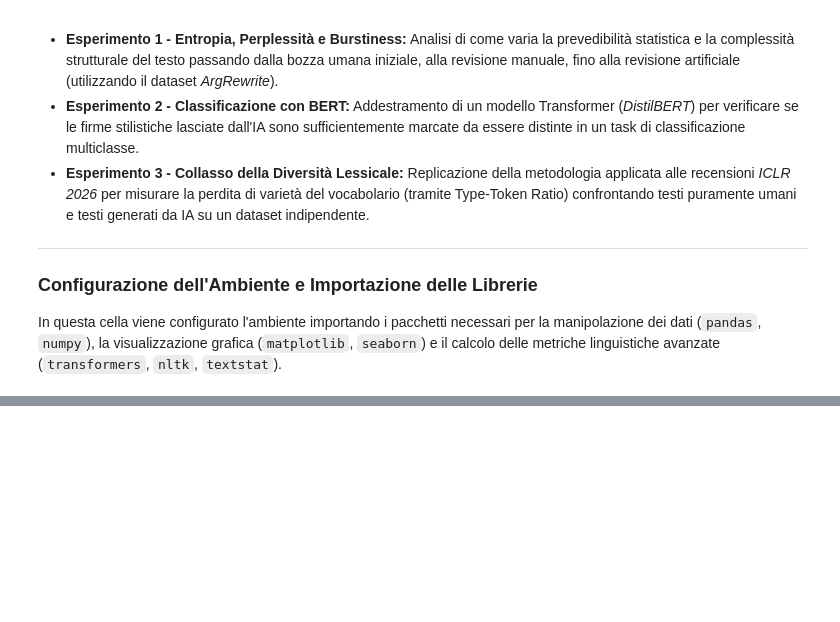
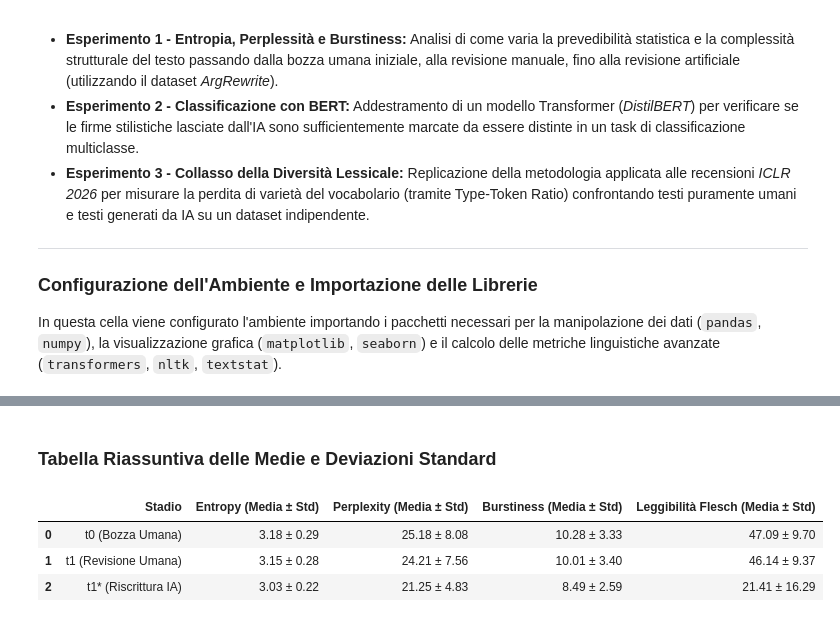
Before and after one commit to MarcoDeLuca21/project_work_nlp, a Jupyter notebook: notebook.ipynb, the cells around one changed output, grey strips where cells are left out. Cells and saved outputs as stored; diff of their text form; code cells hidden in the pictures; blank space fills up the shorter version.

```diff
--- a/notebook.ipynb
+++ b/notebook.ipynb
@@ -141,0 +229,34 @@ Per tracciare questa evoluzione estrarremo quattro grandezze fondamentali:
+# %% [markdown]
+### Tabella Riassuntiva delle Medie e Deviazioni Standard
+# %%
+metriche_summary = {
+    "Stadio": ["t0 (Bozza Umana)", "t1 (Revisione Umana)", "t1* (Riscrittura IA)"],
+    "Entropy (Media ± Std)": [
+        f"{df_timeline['t0_entropy'].mean():.2f} ± {df_timeline['t0_entropy'].std():.2f}",
+        f"{df_timeline['t1_h_entropy'].mean():.2f} ± {df_timeline['t1_h_entropy'].std():.2f}",
+        f"{df_timeline['t1_ai_entropy'].mean():.2f} ± {df_timeline['t1_ai_entropy'].std():.2f}"
+    ],
+    "Perplexity (Media ± Std)": [
+        f"{df_timeline['t0_perplexity'].mean():.2f} ± {df_timeline['t0_perplexity'].std():.2f}",
+        f"{df_timeline['t1_h_perplexity'].mean():.2f} ± {df_timeline['t1_h_perplexity'].std():.2f}",
+        f"{df_timeline['t1_ai_perplexity'].mean():.2f} ± {df_timeline['t1_ai_perplexity'].std():.2f}"
+    ],
+    "Burstiness (Media ± Std)": [
+        f"{df_timeline['t0_burstiness'].mean():.2f} ± {df_timeline['t0_burstiness'].std():.2f}",
+        f"{df_timeline['t1_h_burstiness'].mean():.2f} ± {df_timeline['t1_h_burstiness'].std():.2f}",
+        f"{df_timeline['t1_ai_burstiness'].mean():.2f} ± {df_timeline['t1_ai_burstiness'].std():.2f}"
+    ],
+    "Leggibilità Flesch (Media ± Std)": [
+        f"{df_timeline['t0_readability'].mean():.2f} ± {df_timeline['t0_readability'].std():.2f}",
+        f"{df_timeline['t1_h_readability'].mean():.2f} ± {df_timeline['t1_h_readability'].std():.2f}",
+        f"{df_timeline['t1_ai_readability'].mean():.2f} ± {df_timeline['t1_ai_readability'].std():.2f}"
+    ]
+}
+
+df_summary = pd.DataFrame(metriche_summary)
+df_summary
+# %% [output]
+|  | Stadio | Entropy (Media ± Std) | Perplexity (Media ± Std) | Burstiness (Media ± Std) | Leggibilità Flesch (Media ± Std) |
+| 0 | t0 (Bozza Umana) | 3.18 ± 0.29 | 25.18 ± 8.08 | 10.28 ± 3.33 | 47.09 ± 9.70 |
+| 1 | t1 (Revisione Umana) | 3.15 ± 0.28 | 24.21 ± 7.56 | 10.01 ± 3.40 | 46.14 ± 9.37 |
+| 2 | t1* (Riscrittura IA) | 3.03 ± 0.22 | 21.25 ± 4.83 | 8.49 ± 2.59 | 21.41 ± 16.29 |
```
Also changed, not shown: parts of 8 cells of this notebook.
